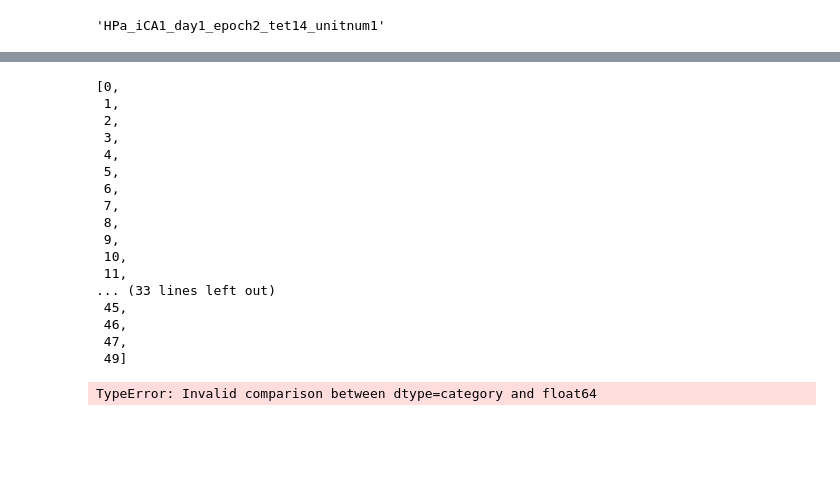
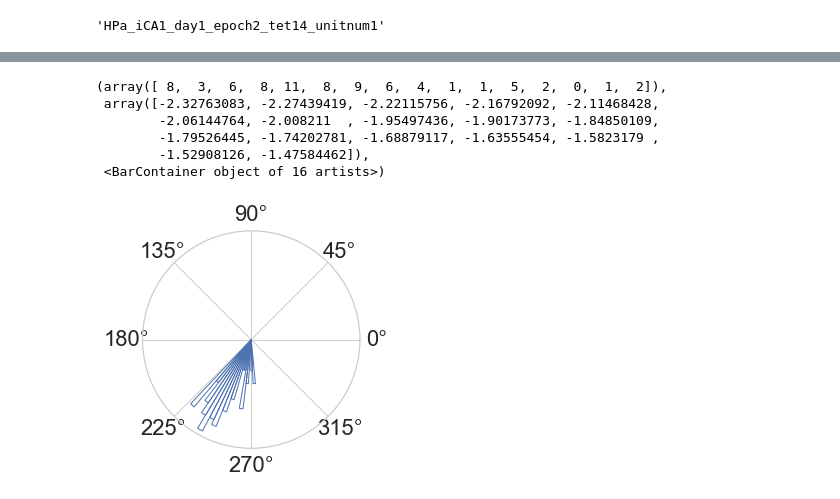
Before and after one commit to pdrivier/phase_precession, a Jupyter notebook: place_fields.ipynb, the cells around one changed output, grey strips where cells are left out. Saved outputs shown, nothing was run; the diff lists cells and outputs as text; code cells hidden in the pictures; blank space fills up the shorter version.

```diff
--- a/place_fields.ipynb
+++ b/place_fields.ipynb
@@ -520,25 +570,14 @@ tmp = [int(i) for i in tmp]
-# %%
-tmp
-# %% [output]
-[0,
- 1,
- 2,
- 3,
- 4,
- 5,
- 6,
- 7,
- 8,
- 9,
- 10,
- 11,
-... (33 lines left out)
- 45,
- 46,
- 47,
- 49]
-# %%
-buffer = 2
-subrightcross = subvel[(subvel['y_binned'] ]
-# %% [output]
-TypeError: Invalid comparison between dtype=category and float64
+# %%
+fig, ax = plt.subplots(subplot_kw=dict(projection='polar'))
+
+# ax.plot(posdf['x'].values,posdf['y'].values)
+
+circular_hist(ax=ax,x=subrightcross['hdir'].values)
+# %% [output]
+(array([ 8,  3,  6,  8, 11,  8,  9,  6,  4,  1,  1,  5,  2,  0,  1,  2]),
+ array([-2.32763083, -2.27439419, -2.22115756, -2.16792092, -2.11468428,
+        -2.06144764, -2.008211  , -1.95497436, -1.90173773, -1.84850109,
+        -1.79526445, -1.74202781, -1.68879117, -1.63555454, -1.5823179 ,
+        -1.52908126, -1.47584462]),
+ <BarContainer object of 16 artists>)
+[figure, added]
```
Also changed, not shown: parts of 14 cells of this notebook.
